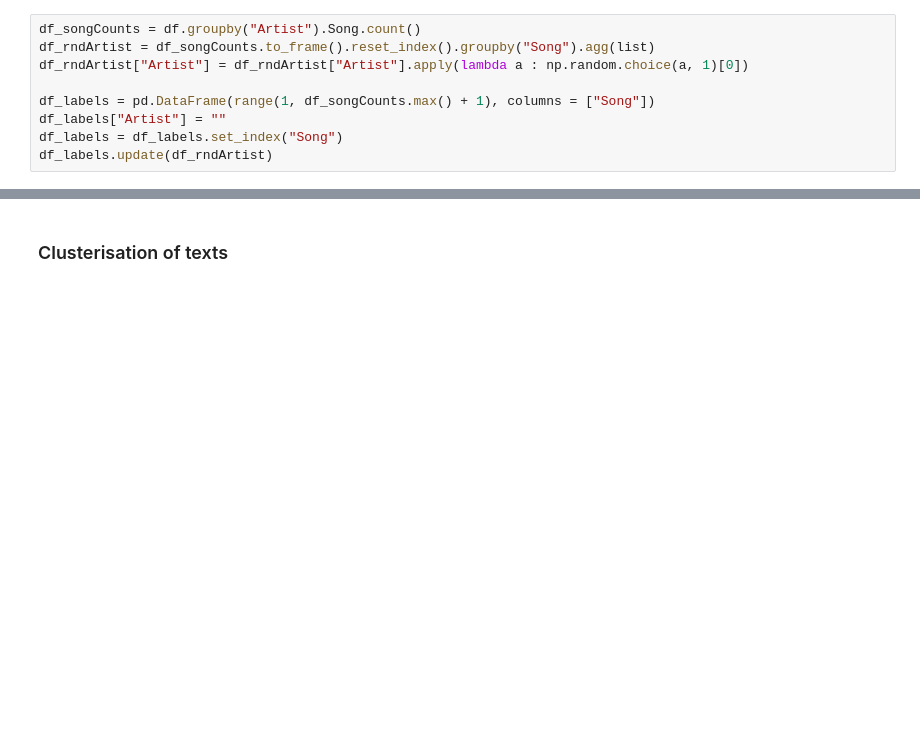
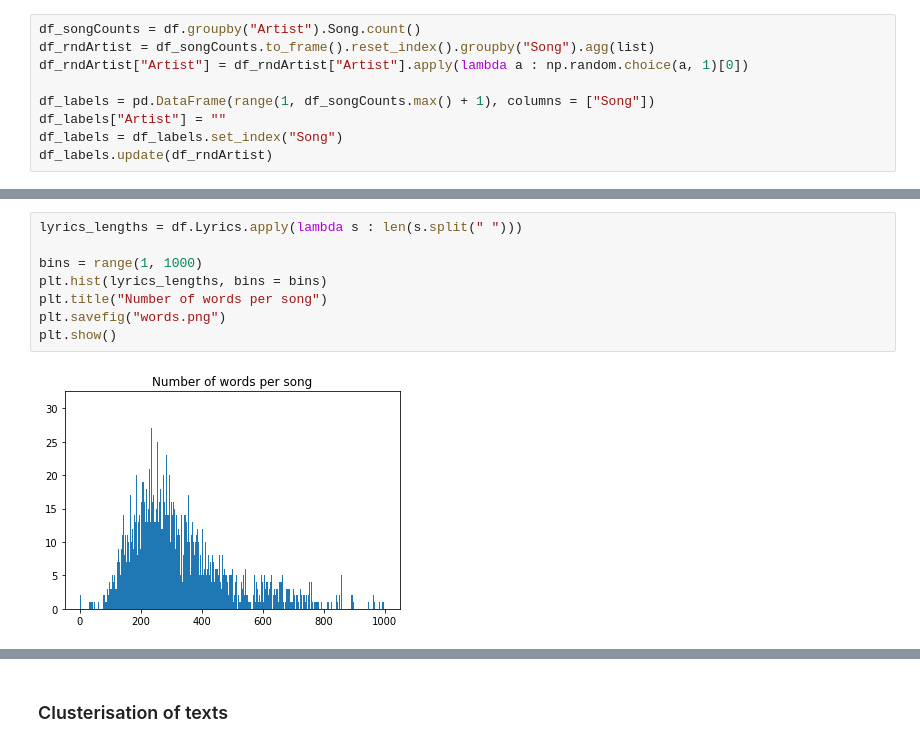
Before and after one commit to com-480-data-visualization/com-480-project-artemis, a Jupyter notebook: Billboard-Data-Exploration.ipynb, the cells around one changed output, grey strips where cells are left out. Saved outputs shown, nothing was run; the diff lists cells and outputs as text; blank space fills up the shorter version.

```diff
--- a/Billboard-Data-Exploration.ipynb
+++ b/Billboard-Data-Exploration.ipynb
@@ -116,0 +130,10 @@ plt.show()
+# %%
+lyrics_lengths = df.Lyrics.apply(lambda s : len(s.split(" ")))
+
+bins = range(1, 1000)
+plt.hist(lyrics_lengths, bins = bins)
+plt.title("Number of words per song")
+plt.savefig("words.png")
+plt.show()
+# %% [output]
+[figure, added]
```
Also changed, not shown: parts of 11 cells of this notebook, 4 other files.
